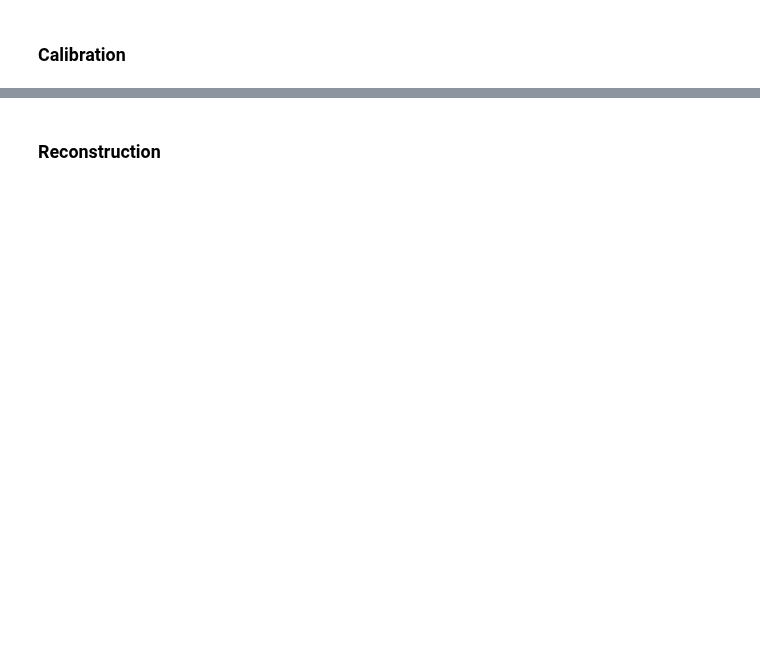
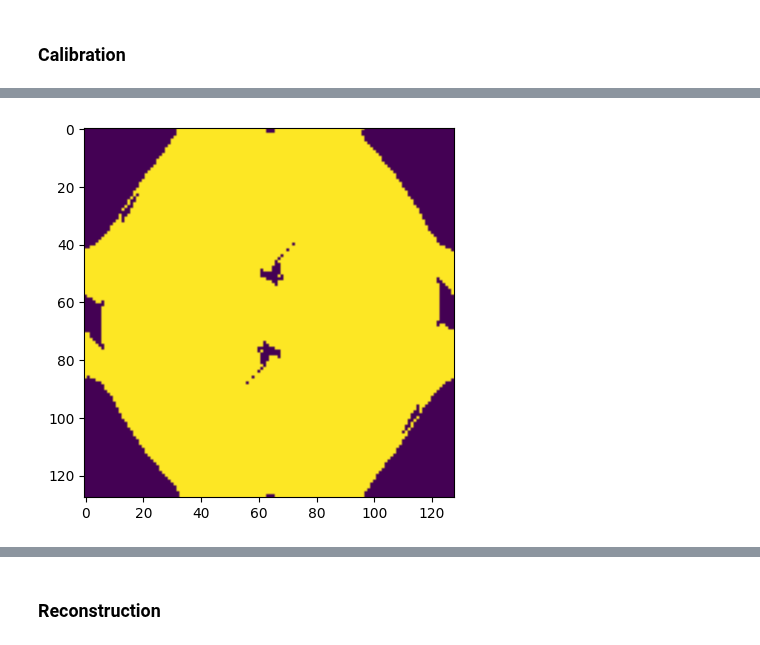
Before and after one commit to cnmy-ro/roci, a Jupyter notebook: algorithms/espirit/Demo.ipynb, the cells around one changed output, grey strips where cells are left out. Drawn from its saved outputs; the diff is of its cells as text; code cells hidden in the pictures; blank space fills up the shorter version.

```diff
--- a/algorithms/espirit/Demo.ipynb
+++ b/algorithms/espirit/Demo.ipynb
@@ -135,12 +145,84 @@ plt.show()
 # %%
-def espirit_calib(kspace, num_csm_components=1):
-    calib_matrix = None # Build this matrix TODO
-    U, S, VH = torch.linalg.svd(calib_matrix, full_matrices=False)
-    components = []
-    if num_csm_components == 1:
-        csm = None # "=1" component of VH TODO
-        components.append(csm)
-    else:
-        # TODO
-        pass
-    return components
+def espirit_calib(kspace, calib_region_size=24, num_csm_components=1):
+
+    # Build the Block-Hankel calib matrix
+    kernel_size = 6
+    ksp_center = SIZE // 2
+    A = torch.empty((calib_region_size**2, kernel_size**2 * NUM_COILS)) # Shape (calib_region_size**2, kernel_size**2 * num_coils)
+    for i in range(calib_region_size):
+        for j in range(calib_region_size):
+            row_start = ksp_center - calib_region_size//2 + i
+            col_start = ksp_center - calib_region_size//2 + j
+            row_end, col_end = row_start + kernel_size, col_start + kernel_size
+            calib_matrix_row = kspace[:, row_start:row_end, col_start:col_end].reshape((NUM_COILS, kernel_size**2)).flatten()
+            A[calib_region_size*i + j] = calib_matrix_row.clone()
+
+    # SVD to compute V
+    U, S, VH = torch.linalg.svd(A, full_matrices=False)
+    V = VH.conj().T
+
+    # # DEBUG
+    # plt.imshow(A.abs()); plt.show()
+    # plt.imshow(V.abs()); plt.show()
+    # plt.plot(S); plt.show()
+
+
+    # Extract V-parallel
+    cutoff = 0.02
+    num_kernels = S[S/S.max() > cutoff].shape[0]
+    V_parallel = V[:, :num_kernels]
+    print("Num kernels:", num_kernels)
+
+    # Build Gq matrices for each spatial location q
+    kernels = torch.empty((num_kernels, NUM_COILS, kernel_size, kernel_size))
+    for k in range(num_kernels):
+        for c in range(NUM_COILS):
+            offset = c * kernel_size**2
+            kernels[k, c] = V_parallel[ offset : offset + kernel_size**2, k ].reshape((kernel_size, kernel_size)).clone()
+    pad_before, pad_after = SIZE//2 - kernel_size//2, SIZE//2 - kernel_size//2
+    kernels = torch.nn.functional.pad(kernels, pad=(pad_before, pad_after, pad_before, pad_after, 0, 0, 0, 0), mode='constant', value=0)
+    print(kernels.shape, kspace.shape)
+    kernel_images = ifft2c(kernels)
+    kernel_images = kernel_images * SIZE**2 / kernel_size**2
+    Gq = kernel_images.reshape(num_kernels, NUM_COILS, SIZE**2).permute((2,0,1)) # Shape (rows*cols, num_kernels, num_coils)
+    print(Gq.shape)
+
+
+    # Eigendecompose GqH.Gq matrices
+    GqHGq = torch.bmm(Gq.conj().permute(0,2,1), Gq) # Shape (rows*cols, num_coils, num_coils)
+    # GqHGq = GqHGq * SIZE**2 / kernel_size**2
+    eigenvalues, eigenvectors = torch.linalg.eig(GqHGq)
+    eigenvalues = eigenvalues.abs()
+    eigenvectors = eigenvectors / torch.norm(eigenvectors, p=2, dim=[1], keepdim=True) # Normalize the vectors to unit norm
+    print(eigenvalues.min(), eigenvalues.max()) # TODO: All values are way smaller than 1. Should be 1 in foreground. Fix this.
+
+
+    eigenvalue_thresh = 2e-2 # TODO: should be around 0.9
+    body_mask = eigenvalues[:,0].reshape((SIZE,SIZE)) > eigenvalue_thresh
+    plt.imshow(body_mask); plt.show()
+    # plt.hist(eigenvalues[:,0]); plt.show()
+
+
+    # DEBUG
+    # mps *= xp.conj(mps[0] / xp.abs(mps[0]))
+    num_components = NUM_COILS
+    fig, axs = plt.subplots(num_components,NUM_COILS+1)
+    for comp in range(num_components):
+        for chan in range(NUM_COILS):
+            maps = eigenvectors[:,chan,comp].reshape((SIZE,SIZE))
+            axs[comp][chan].imshow(maps.abs())
+        axs[comp][chan+1].imshow(eigenvalues[:,comp].reshape((SIZE,SIZE)).abs(), vmax=eigenvalues.max())
+    plt.show()
+
+
+    # Select required CSM omponents. Actual CSM is the dominant component with eigenvalue=1.
+    csm_components = []
+    for component in range(num_csm_components):
+        csm_component = eigenvectors[:,:,component]   # Shape (rows*cols, num_coils)
+        csm_component = csm_component.T.reshape(NUM_COILS, SIZE, SIZE) # Shape (num_coils, rows, cols)
+        csm_components.append(csm_component)
+    return csm_components
+
+
+csm_components = espirit_calib(kspace, calib_region_size=24, num_csm_components=1)
+# %% [output]
@@ -146,0 +233 @@ def espirit_calib(kspace, num_csm_components=1):
+[figure, added]
```
Also changed, not shown: parts of 9 cells of this notebook.
